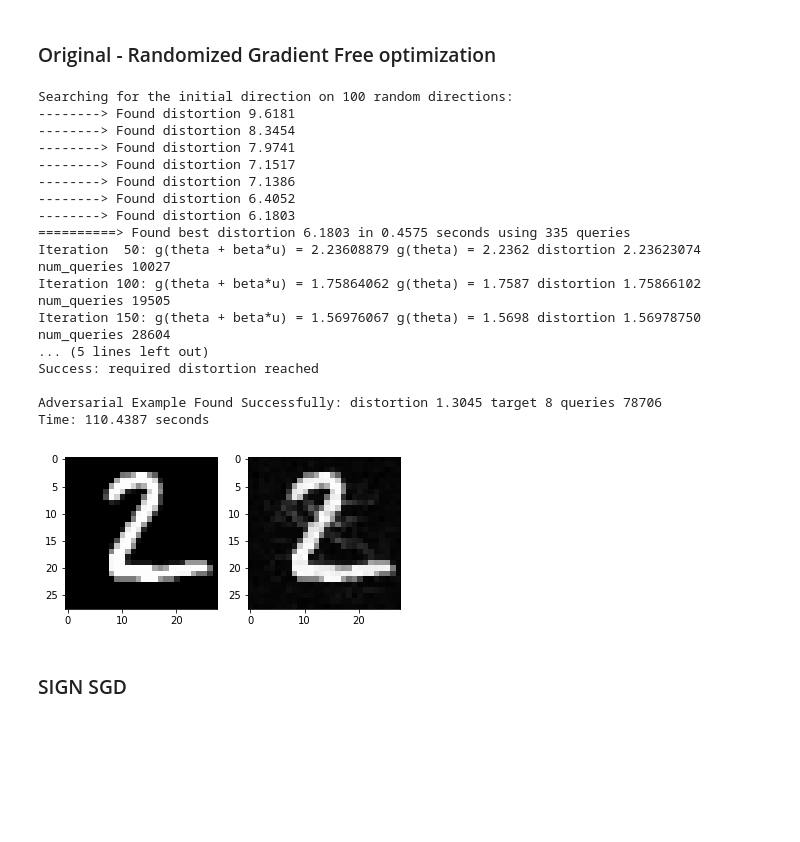
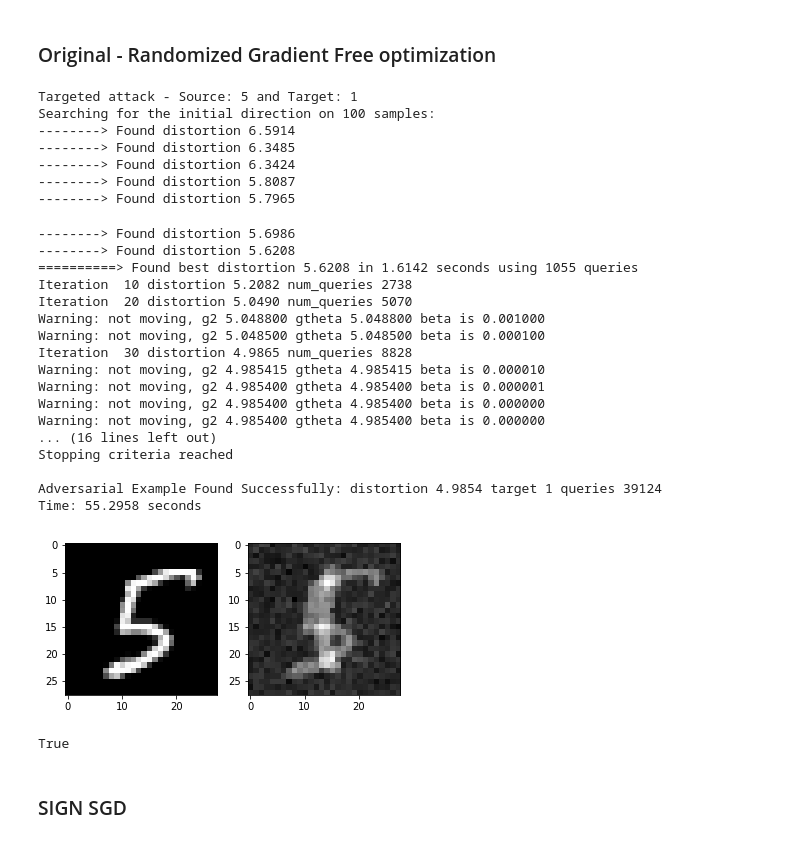
Before and after one commit to cmhcbb/attackbox, a Jupyter notebook: sign_sgd/test_targeted.ipynb, the cells around one changed output. Saved outputs shown, nothing was run; the diff lists cells and outputs as text; code cells hidden in the pictures; blank space fills up the shorter version.

```diff
--- a/sign_sgd/test_targeted.ipynb
+++ b/sign_sgd/test_targeted.ipynb
@@ -45,7 +45,7 @@ for i, (xi,yi) in enumerate(test_loader):
         X0, Y0 = xi, yi
     if i==1:
         X1, Y1 = xi, yi
-    if i==2:
+    if i==23:
         X2, Y2 = xi, yi
 
 amodel = PytorchModel(model, bounds=[0,1], num_classes=10)
@@ -85,28 +85,40 @@ d3  0.7591699999999999
 # %% [markdown]
 ### Original - Randomized Gradient Free optimization
 # %%
-attack = OPT_attack(amodel)
-adv, dist = attack(X1.cuda(), Y1.cuda(), distortion=d1)
-plot_adv(X1, adv)
+attack = OPT_attack(amodel, train_dataset=train_dataset)
+target = 1
+adv, dist = attack(X2.cuda(), Y2.cuda(), target=target*torch.ones(1, dtype=torch.long).cuda(),seed=7877)
+plot_adv(X2, adv)
 # %% [output]
-Searching for the initial direction on 100 random directions:
---------> Found distortion 9.6181
---------> Found distortion 8.3454
---------> Found distortion 7.9741
---------> Found distortion 7.1517
---------> Found distortion 7.1386
---------> Found distortion 6.4052
---------> Found distortion 6.1803
-==========> Found best distortion 6.1803 in 0.4575 seconds using 335 queries
-Iteration  50: g(theta + beta*u) = 2.23608879 g(theta) = 2.2362 distortion 2.23623074 num_queries 10027
-Iteration 100: g(theta + beta*u) = 1.75864062 g(theta) = 1.7587 distortion 1.75866102 num_queries 19505
-Iteration 150: g(theta + beta*u) = 1.56976067 g(theta) = 1.5698 distortion 1.56978750 num_queries 28604
-... (5 lines left out)
-Success: required distortion reached
-
-Adversarial Example Found Successfully: distortion 1.3045 target 8 queries 78706
-Time: 110.4387 seconds
+Targeted attack - Source: 5 and Target: 1
+Searching for the initial direction on 100 samples:
+--------> Found distortion 6.5914
+--------> Found distortion 6.3485
+--------> Found distortion 6.3424
+--------> Found distortion 5.8087
+--------> Found distortion 5.7965
+--------> Found distortion 5.6986
+--------> Found distortion 5.6208
+==========> Found best distortion 5.6208 in 1.6142 seconds using 1055 queries
+Iteration  10 distortion 5.2082 num_queries 2738
+Iteration  20 distortion 5.0490 num_queries 5070
+Warning: not moving, g2 5.048800 gtheta 5.048800 beta is 0.001000
+Warning: not moving, g2 5.048500 gtheta 5.048500 beta is 0.000100
+Iteration  30 distortion 4.9865 num_queries 8828
+Warning: not moving, g2 4.985415 gtheta 4.985415 beta is 0.000010
+Warning: not moving, g2 4.985400 gtheta 4.985400 beta is 0.000001
+Warning: not moving, g2 4.985400 gtheta 4.985400 beta is 0.000000
+Warning: not moving, g2 4.985400 gtheta 4.985400 beta is 0.000000
+... (16 lines left out)
+Stopping criteria reached
+
+Adversarial Example Found Successfully: distortion 4.9854 target 1 queries 39124
+Time: 55.2958 seconds
-[figure, old version]
+[figure, new version]
+# %%
+float('inf') == float('inf')
+# %% [output]
+True
 # %% [markdown]
 ### SIGN SGD
 # %%
```
Also changed, not shown: parts of 4 cells of this notebook, 29 other files.
